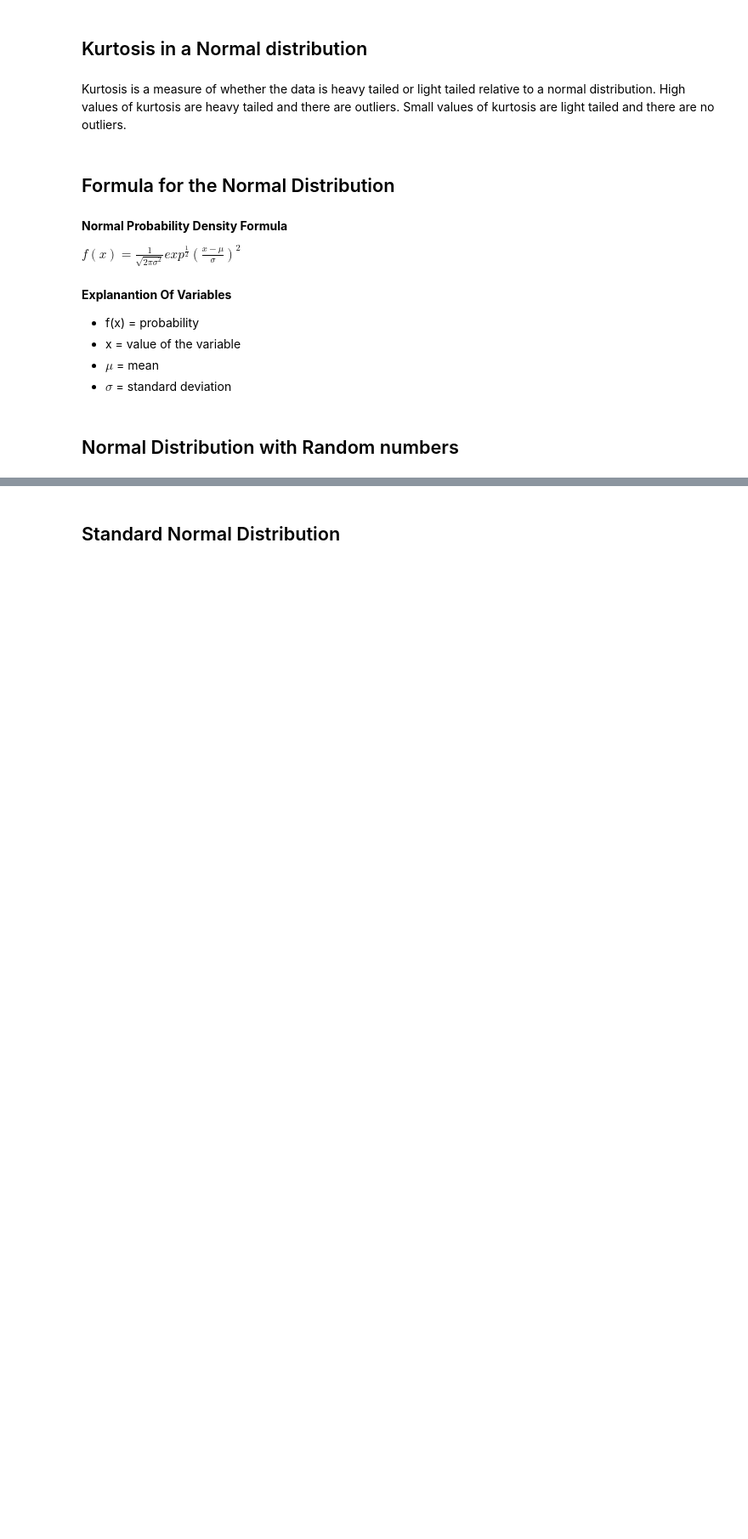
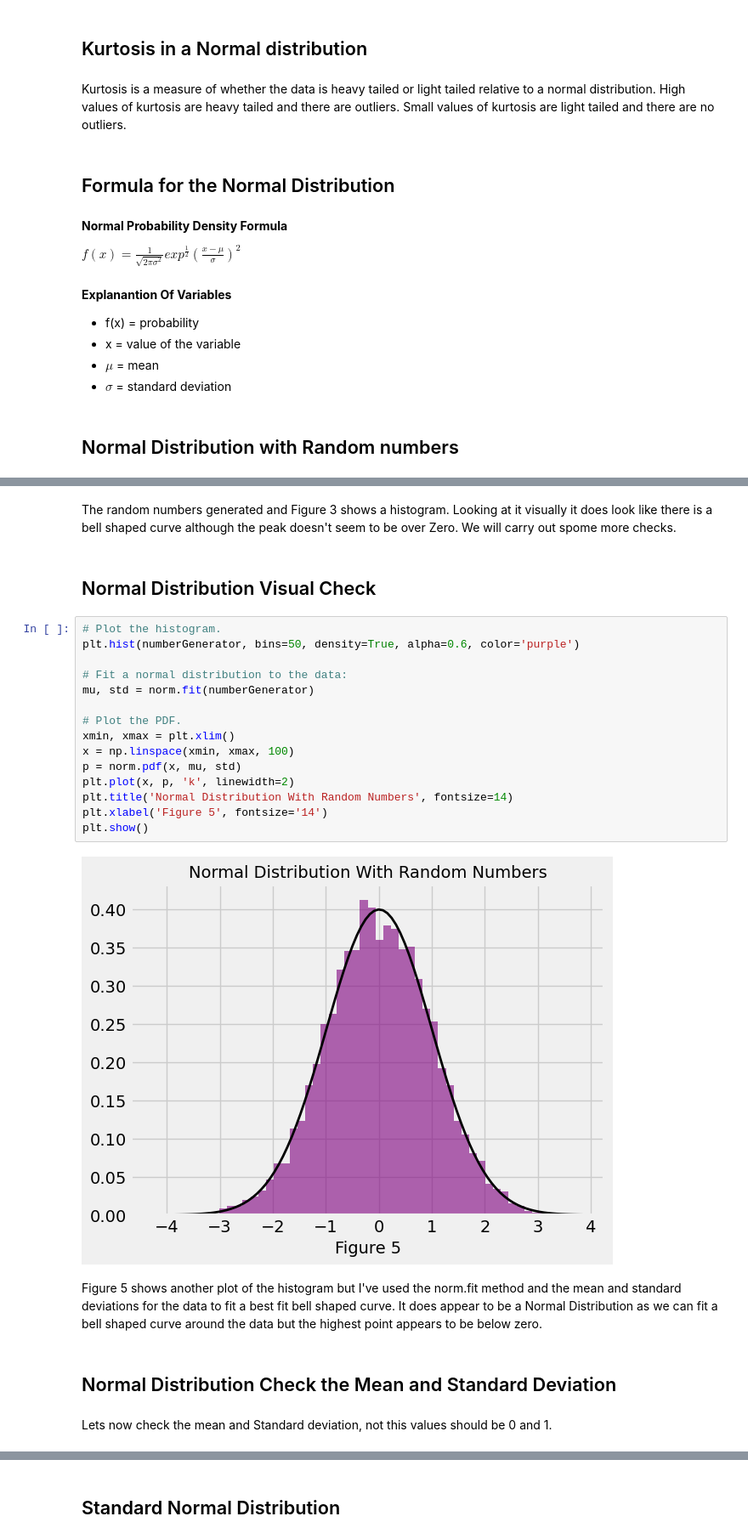
Before and after one commit to loughjo/funddata-assessment, a Jupyter notebook: normal-distribution.ipynb, the cells around one changed output, grey strips where cells are left out. Shown: that part at 85% size. Cells and saved outputs as stored; diff of their text form; blank space fills up the shorter version.

```diff
--- a/normal-distribution.ipynb
+++ b/normal-distribution.ipynb
@@ -202,0 +208,27 @@ Text(0.5, 1.0, 'Normal Distribution With Random Numbers')
+# %% [markdown]
+The random numbers generated and Figure 3 shows a histogram. Looking at it visually it does look like there is a bell shaped curve although the peak doesn't seem to be over Zero. We will carry out spome more checks.
+# %% [markdown]
+## Normal Distribution Visual Check
+# %%
+# Plot the histogram.
+plt.hist(numberGenerator, bins=50, density=True, alpha=0.6, color='purple')
+
+# Fit a normal distribution to the data:
+mu, std = norm.fit(numberGenerator)
+
+# Plot the PDF.
+xmin, xmax = plt.xlim()
+x = np.linspace(xmin, xmax, 100)
+p = norm.pdf(x, mu, std)
+plt.plot(x, p, 'k', linewidth=2)
+plt.title('Normal Distribution With Random Numbers', fontsize=14)
+plt.xlabel('Figure 5', fontsize='14')
+plt.show()
+# %% [output]
+[figure, added]
+# %% [markdown]
+Figure 5 shows another plot of the histogram but I've used the norm.fit method and the mean and standard deviations for the data to fit a best fit bell shaped curve. It does appear to be a Normal Distribution as we can fit a bell shaped curve around the data but the highest point appears to be below zero.
+# %% [markdown]
+## Normal Distribution Check the Mean and Standard Deviation
+# %% [markdown]
+Lets now check the mean and Standard deviation, not this values should be 0 and 1.
```
Also changed, not shown: parts of 48 cells of this notebook.
